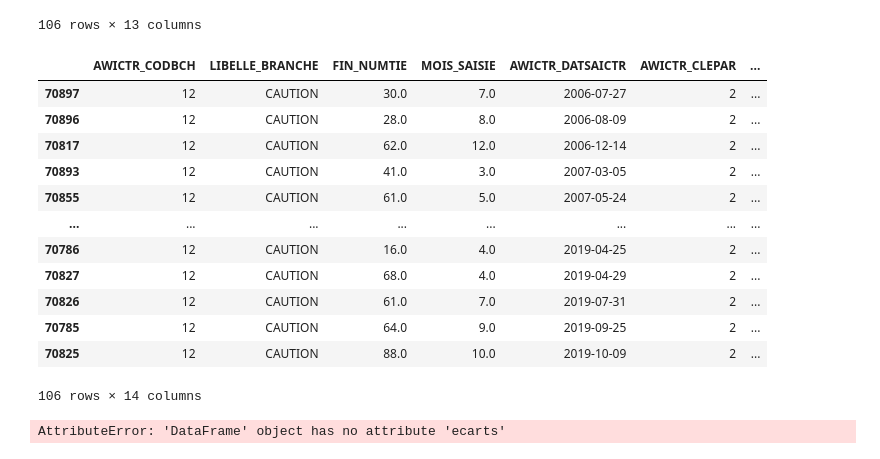
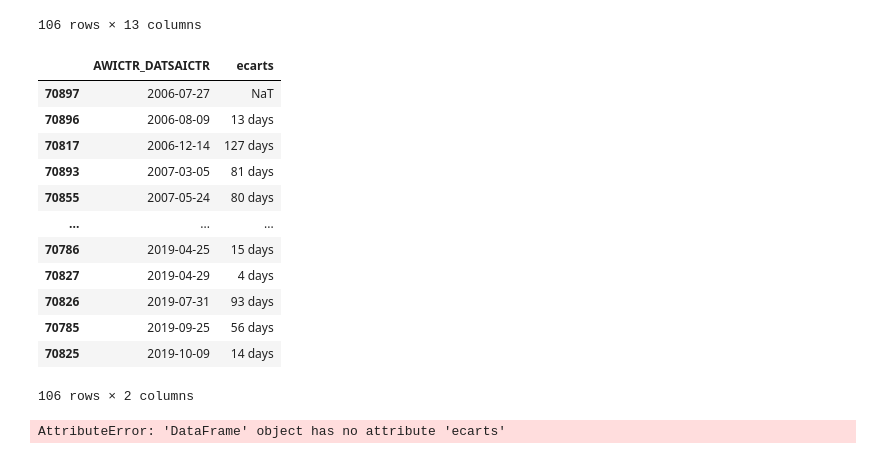
Before and after one commit to oh-ce-cours/pyt-novembre-2026, a Jupyter notebook: tape_en_cours/Untitled.ipynb, the cells around one changed output. Saved outputs shown, nothing was run; the diff lists cells and outputs as text; code cells hidden in the pictures.

```diff
--- a/tape_en_cours/Untitled.ipynb
+++ b/tape_en_cours/Untitled.ipynb
@@ -111,24 +111,24 @@ Length: 1, dtype: str
 # %%
 #group = group.AWICTR_DATSAICTR.sort_values()
 #group.ecarts = group.AWICTR_DATSAICTR.shift(periods=-1)- group.AWICTR_DATSAICTR
 #max(group.ecarts)
-group = group.sort_values(by="AWICTR_DATSAICTR", ascending=True)
-group["ecarts"] = group.AWICTR_DATSAICTR - group.AWICTR_DATSAICTR.shift(periods=-1)
-group
+group = group.sort_values(by="AWICTR_DATSAICTR")
+group["ecarts"] = group.AWICTR_DATSAICTR  - group.AWICTR_DATSAICTR.shift(periods=1)
+#group[["AWICTR_DATSAICTR", "ecarts"]]
 # %% [output]
-|  | AWICTR_CODBCH | LIBELLE_BRANCHE | FIN_NUMTIE | MOIS_SAISIE | AWICTR_DATSAICTR | AWICTR_CLEPAR | ... |
-| 70897 | 12 | CAUTION | 30.0 | 7.0 | 2006-07-27 | 2 | ... |
-| 70896 | 12 | CAUTION | 28.0 | 8.0 | 2006-08-09 | 2 | ... |
-| 70817 | 12 | CAUTION | 62.0 | 12.0 | 2006-12-14 | 2 | ... |
-| 70893 | 12 | CAUTION | 41.0 | 3.0 | 2007-03-05 | 2 | ... |
-| 70855 | 12 | CAUTION | 61.0 | 5.0 | 2007-05-24 | 2 | ... |
-| ... | ... | ... | ... | ... | ... | ... | ... |
-| 70786 | 12 | CAUTION | 16.0 | 4.0 | 2019-04-25 | 2 | ... |
-| 70827 | 12 | CAUTION | 68.0 | 4.0 | 2019-04-29 | 2 | ... |
-| 70826 | 12 | CAUTION | 61.0 | 7.0 | 2019-07-31 | 2 | ... |
-| 70785 | 12 | CAUTION | 64.0 | 9.0 | 2019-09-25 | 2 | ... |
-| 70825 | 12 | CAUTION | 88.0 | 10.0 | 2019-10-09 | 2 | ... |
+|  | AWICTR_DATSAICTR | ecarts |
+| 70897 | 2006-07-27 | NaT |
+| 70896 | 2006-08-09 | 13 days |
+| 70817 | 2006-12-14 | 127 days |
+| 70893 | 2007-03-05 | 81 days |
+| 70855 | 2007-05-24 | 80 days |
+| ... | ... | ... |
+| 70786 | 2019-04-25 | 15 days |
+| 70827 | 2019-04-29 | 4 days |
+| 70826 | 2019-07-31 | 93 days |
+| 70785 | 2019-09-25 | 56 days |
+| 70825 | 2019-10-09 | 14 days |
-106 rows × 14 columns
+106 rows × 2 columns
 # %%
 group[group.ecarts == max(ecarts)]
 # %% [output]
```
